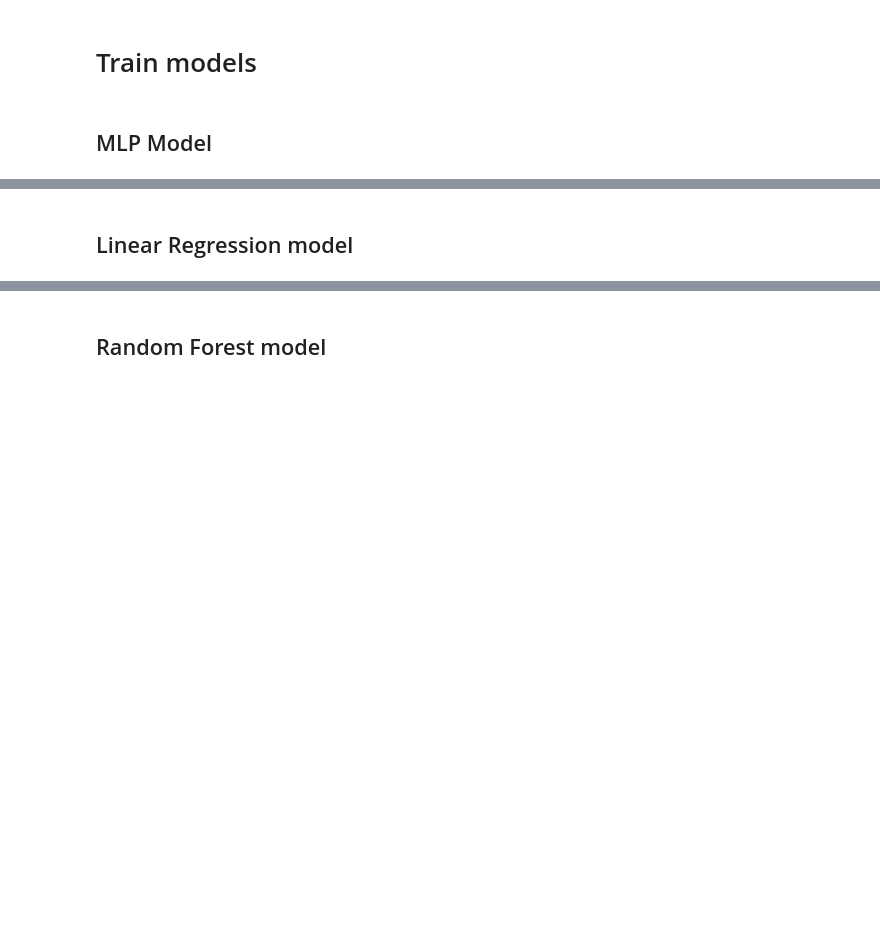
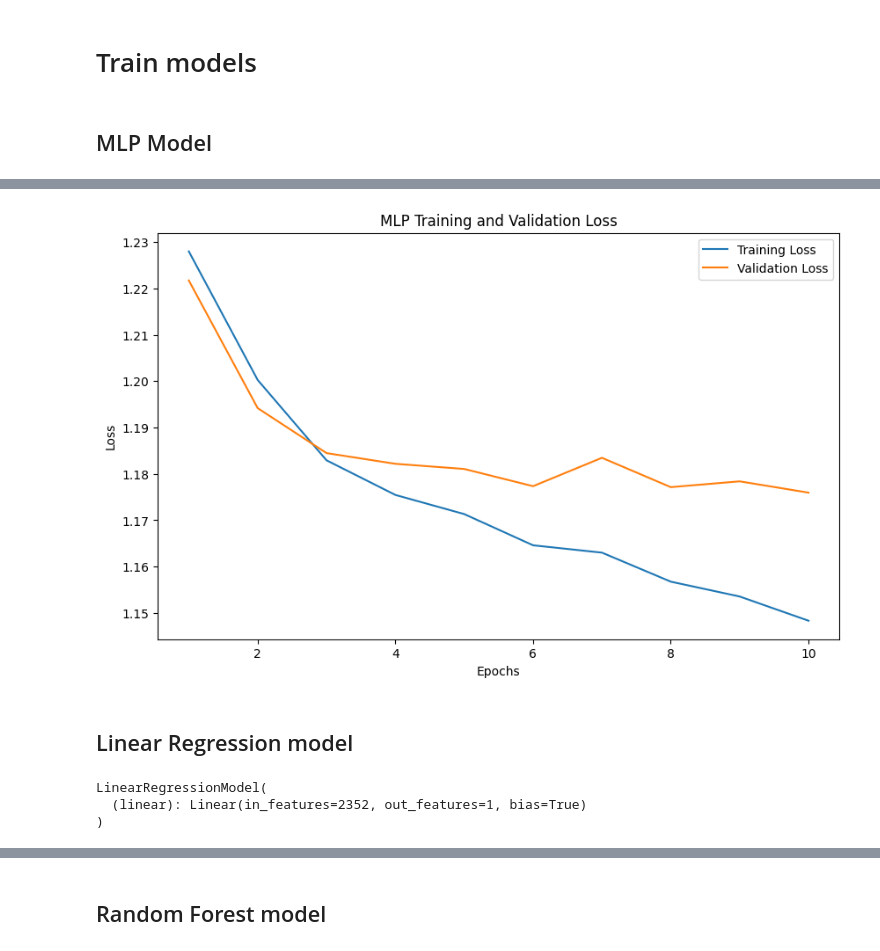
Before and after one commit to ICAI-IMAT-XAI/final-project-adrianlopezlanchares, a Jupyter notebook: notebooks/main.ipynb, the cells around one changed output, grey strips where cells are left out. Cells and saved outputs as stored; diff of their text form; code cells hidden in the pictures; blank space fills up the shorter version.

```diff
--- a/notebooks/main.ipynb
+++ b/notebooks/main.ipynb
@@ -50,12 +63,16 @@ y_test = y_test.values.reshape(-1, 1)
 # %%
+# For pytorch models
+
 batch_size = 32
 torch.manual_seed(21)
 
 train_dataset = DiabetesDataset(X_train, y_train)
 test_dataset = DiabetesDataset(X_test, y_test)
+val_dataset = DiabetesDataset(X_val, y_val)
 
 train_loader = DataLoader(train_dataset, batch_size=batch_size, shuffle=True)
 test_loader = DataLoader(test_dataset, batch_size=batch_size, shuffle=False)
+val_loader = DataLoader(val_dataset, batch_size=batch_size, shuffle=False)
 # %% [markdown]
 # Train models
 # %% [markdown]
@@ -66,9 +83,16 @@ mlp_input_dim = X_train.shape[1]
 mlp_hidden_dims = [256, 128, 32]
 mlp_output_dim = 1
 
-mlp_learning_rate = 1e-3
-mlp_num_epochs = 30
+mlp_learning_rate = 1e-4
+mlp_num_epochs = 10
 
 device = torch.device("cuda" if torch.cuda.is_available() else "cpu")
 device = torch.device("mps" if torch.backends.mps.is_available() else device)
 ###################################
+
+mlp_model = MLPModel(
+    input_dim=mlp_input_dim,
+    hidden_dims=mlp_hidden_dims,
+    output_dim=mlp_output_dim,
+)
+print(mlp_model)
@@ -82,5 +114,15 @@ print(mlp_model)
 # %%
-class_counts = np.bincount(y_train.flatten())
-weights = 1.0 / class_counts
-weights = weights / weights.sum()
-weights_tensor = torch.tensor(weights, dtype=torch.float32).to(device)
+mlp_loss = torch.nn.BCEWithLogitsLoss(
+    pos_weight=torch.tensor([pos_weight], dtype=torch.float32).to(device)
+)
+mlp_optimizer = torch.optim.Adam(mlp_model.parameters(), lr=mlp_learning_rate)
+
+mlp_train_losses, mlp_val_losses = train_torch_model(
+    model=mlp_model,
+    train_loader=train_loader,
+    val_loader=val_loader,
+    criterion=mlp_loss,
+    optimizer=mlp_optimizer,
+    num_epochs=mlp_num_epochs,
+    device=device,
+)
@@ -99 +150,12 @@ train_torch_model(
+# %%
+plt.figure(figsize=(10, 6))
+plt.plot(range(1, mlp_num_epochs + 1), mlp_train_losses, label="Training Loss")
+plt.plot(range(1, mlp_num_epochs + 1), mlp_val_losses, label="Validation Loss")
+plt.xlabel("Epochs")
+plt.ylabel("Loss")
+plt.title("MLP Training and Validation Loss")
+plt.legend()
+plt.show()
+# %% [output]
+[figure, added]
 # %%
@@ -114,9 +176,19 @@ mlp_predictions
 lr_input_dim = X_train.shape[1]
 lr_output_dim = 1
 
-lr_learning_rate = 1e-3
-lr_num_epochs = 30
+lr_learning_rate = 1e-4
+lr_num_epochs = 10
 
 device = torch.device("cuda" if torch.cuda.is_available() else "cpu")
-device = torch.device("mps" if torch.backends.mps.is_available() else device)
+# device = torch.device("mps" if torch.backends.mps.is_available() else device)
 ###################################
+
+lr_model = LinearRegressionModel(
+    input_dim=lr_input_dim,
+    output_dim=lr_output_dim,
+)
+print(lr_model)
+# %% [output]
+LinearRegressionModel(
+  (linear): Linear(in_features=2352, out_features=1, bias=True)
+)
```
Also changed, not shown: parts of 30 cells of this notebook.
